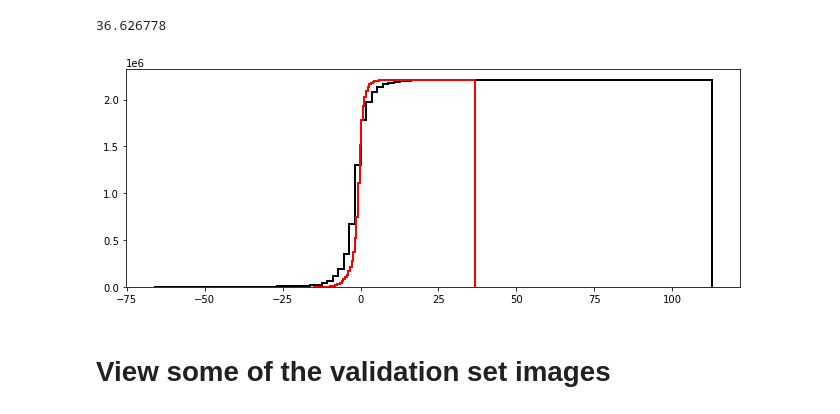
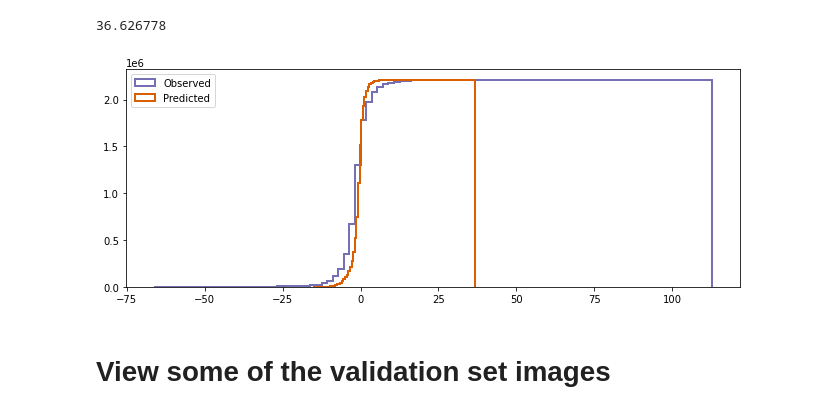
Before and after one commit to jdiaz4302/VolcanoesIR, a Jupyter notebook: 999_Analyze_Results.ipynb, the cells around one changed output. Saved outputs shown, nothing was run; the diff lists cells and outputs as text; code cells hidden in the pictures.

```diff
--- a/999_Analyze_Results.ipynb
+++ b/999_Analyze_Results.ipynb
@@ -40,13 +40,14 @@ preds.max()
 # %%
 plt.figure(figsize = (11, 4))
 a = plt.hist(true.flatten(), bins = 100,
          histtype = 'step', linestyle = '-',
-         linewidth = 2, color = 'black', cumulative = True)
+         linewidth = 2, color = '#7570b3', cumulative = True, label = 'Observed')
 b = plt.hist(preds.flatten(), bins = 100,
          histtype = 'step', cumulative = True,
-         linewidth = 2, color = 'red')
+         linewidth = 2, color = '#d95f02', label = 'Predicted')
+plt.legend(loc = 'upper left');
 # %% [output]
-[figure, old version]
+[figure, new version]
 # %% [markdown]
 # View some of the validation set images
 # %%
```
Also changed, not shown: parts of 6 cells of this notebook.
